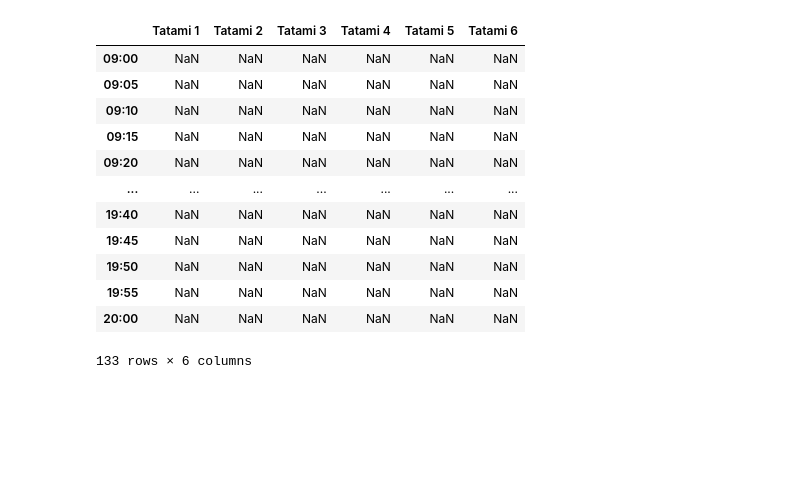
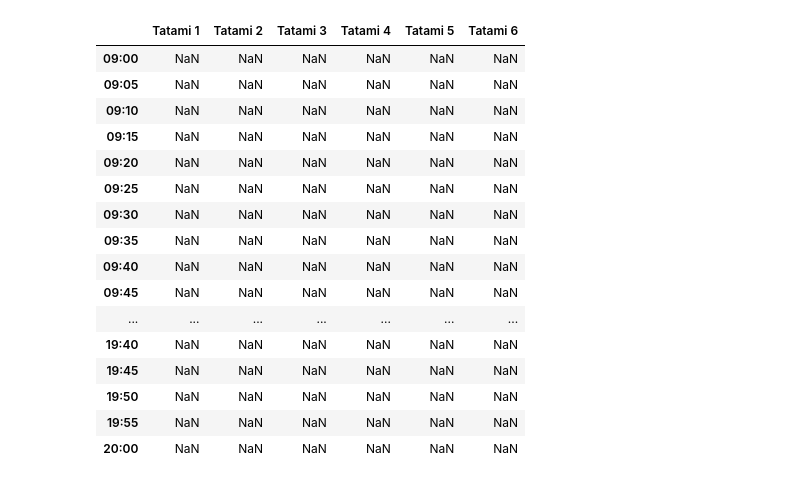
Before and after one commit to enricomarchi/heart_cup, a Jupyter notebook: Untitled.ipynb, the cells around one changed output. Drawn from its saved outputs; the diff is of its cells as text; code cells hidden in the pictures; blank space fills up the shorter version.

```diff
--- a/Untitled.ipynb
+++ b/Untitled.ipynb
@@ -1,23 +1,27 @@
 # %%
 import pandas as pd
 import numpy as np
-
+pd.set_option("display.max_columns", None)
+pd.set_option("display.max_rows", None)
 orari = pd.date_range(start="09:00", end="20:00", freq="5min").strftime('%H:%M')
 tatami = ['Tatami ' + str(i) for i in range(1,7)]
 timetable = pd.DataFrame(index=orari, columns=tatami)
+timetable
+# %% [output]
+|  | Tatami 1 | Tatami 2 | Tatami 3 | Tatami 4 | Tatami 5 | Tatami 6 |
+| 09:00 | NaN | NaN | NaN | NaN | NaN | NaN |
+| 09:05 | NaN | NaN | NaN | NaN | NaN | NaN |
+| 09:10 | NaN | NaN | NaN | NaN | NaN | NaN |
+| 09:15 | NaN | NaN | NaN | NaN | NaN | NaN |
+| 09:20 | NaN | NaN | NaN | NaN | NaN | NaN |
+| 09:25 | NaN | NaN | NaN | NaN | NaN | NaN |
+| 09:30 | NaN | NaN | NaN | NaN | NaN | NaN |
+| 09:35 | NaN | NaN | NaN | NaN | NaN | NaN |
+| 09:40 | NaN | NaN | NaN | NaN | NaN | NaN |
+| 09:45 | NaN | NaN | NaN | NaN | NaN | NaN |
+| ... | ... | ... | ... | ... | ... | ... |
+| 19:40 | NaN | NaN | NaN | NaN | NaN | NaN |
+| 19:45 | NaN | NaN | NaN | NaN | NaN | NaN |
+| 19:50 | NaN | NaN | NaN | NaN | NaN | NaN |
+| 19:55 | NaN | NaN | NaN | NaN | NaN | NaN |
+| 20:00 | NaN | NaN | NaN | NaN | NaN | NaN |
-# %%
-timetable
-# %% [output]
-|  | Tatami 1 | Tatami 2 | Tatami 3 | Tatami 4 | Tatami 5 | Tatami 6 |
-| 09:00 | NaN | NaN | NaN | NaN | NaN | NaN |
-| 09:05 | NaN | NaN | NaN | NaN | NaN | NaN |
-| 09:10 | NaN | NaN | NaN | NaN | NaN | NaN |
-| 09:15 | NaN | NaN | NaN | NaN | NaN | NaN |
-| 09:20 | NaN | NaN | NaN | NaN | NaN | NaN |
-| ... | ... | ... | ... | ... | ... | ... |
-| 19:40 | NaN | NaN | NaN | NaN | NaN | NaN |
-| 19:45 | NaN | NaN | NaN | NaN | NaN | NaN |
-| 19:50 | NaN | NaN | NaN | NaN | NaN | NaN |
-| 19:55 | NaN | NaN | NaN | NaN | NaN | NaN |
-| 20:00 | NaN | NaN | NaN | NaN | NaN | NaN |
-133 rows × 6 columns
```
Also changed, not shown: parts of 3 cells of this notebook, 6 other files.
